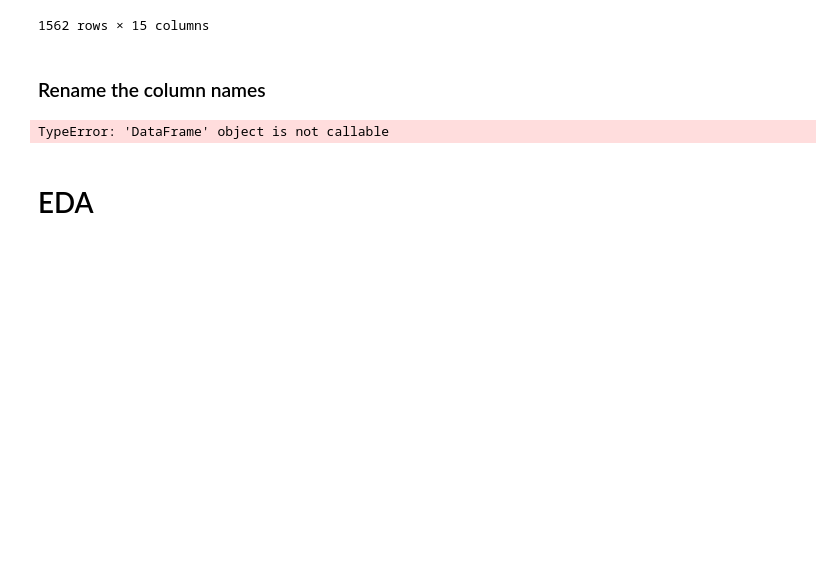
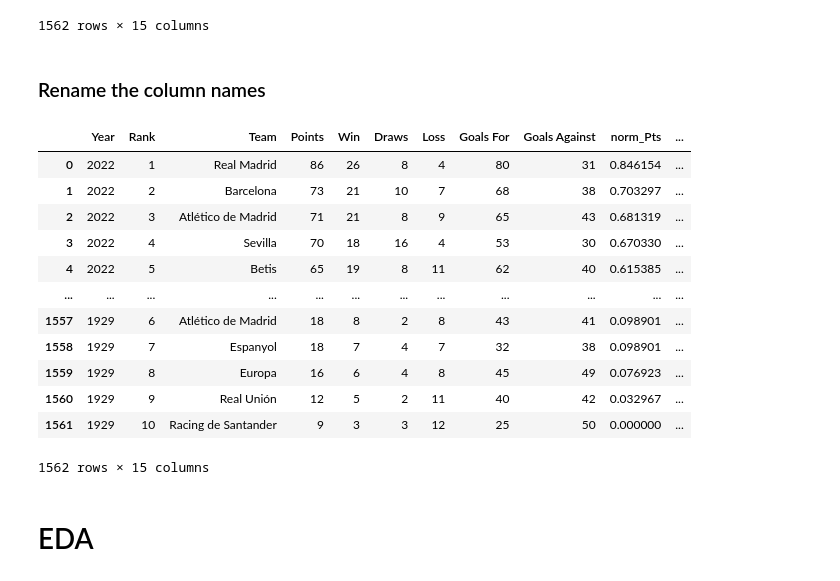
Before and after one commit to Dudi-kreis/Data-science-project, a Jupyter notebook: Spanish League.ipynb, the cells around one changed output. Saved outputs shown, nothing was run; the diff lists cells and outputs as text; code cells hidden in the pictures; blank space fills up the shorter version.

```diff
--- a/Spanish League.ipynb
+++ b/Spanish League.ipynb
@@ -236,10 +229,22 @@ df
 # %%
 # rename the columns
 df.rename({'Pts': 'Points', 'W': 'Win', 'D': 'Draws', 'L': 'Loss', 'F': 'Goals For',
                   'A': 'Goals Against'}, axis=1, inplace=True)
-df()
+df
 # %% [output]
+|  | Year | Rank | Team | Points | Win | Draws | Loss | Goals For | Goals Against | norm_Pts | ... |
+| 0 | 2022 | 1 | Real Madrid | 86 | 26 | 8 | 4 | 80 | 31 | 0.846154 | ... |
+| 1 | 2022 | 2 | Barcelona | 73 | 21 | 10 | 7 | 68 | 38 | 0.703297 | ... |
+| 2 | 2022 | 3 | Atlético de Madrid | 71 | 21 | 8 | 9 | 65 | 43 | 0.681319 | ... |
+| 3 | 2022 | 4 | Sevilla | 70 | 18 | 16 | 4 | 53 | 30 | 0.670330 | ... |
+| 4 | 2022 | 5 | Betis | 65 | 19 | 8 | 11 | 62 | 40 | 0.615385 | ... |
+| ... | ... | ... | ... | ... | ... | ... | ... | ... | ... | ... | ... |
+| 1557 | 1929 | 6 | Atlético de Madrid | 18 | 8 | 2 | 8 | 43 | 41 | 0.098901 | ... |
+| 1558 | 1929 | 7 | Espanyol | 18 | 7 | 4 | 7 | 32 | 38 | 0.098901 | ... |
+| 1559 | 1929 | 8 | Europa | 16 | 6 | 4 | 8 | 45 | 49 | 0.076923 | ... |
+| 1560 | 1929 | 9 | Real Unión | 12 | 5 | 2 | 11 | 40 | 42 | 0.032967 | ... |
+| 1561 | 1929 | 10 | Racing de Santander | 9 | 3 | 3 | 12 | 25 | 50 | 0.000000 | ... |
-TypeError: 'DataFrame' object is not callable
+1562 rows × 15 columns
 # %% [markdown]
 # EDA
 # %% [markdown]
```
Also changed, not shown: parts of 1 cell of this notebook.
